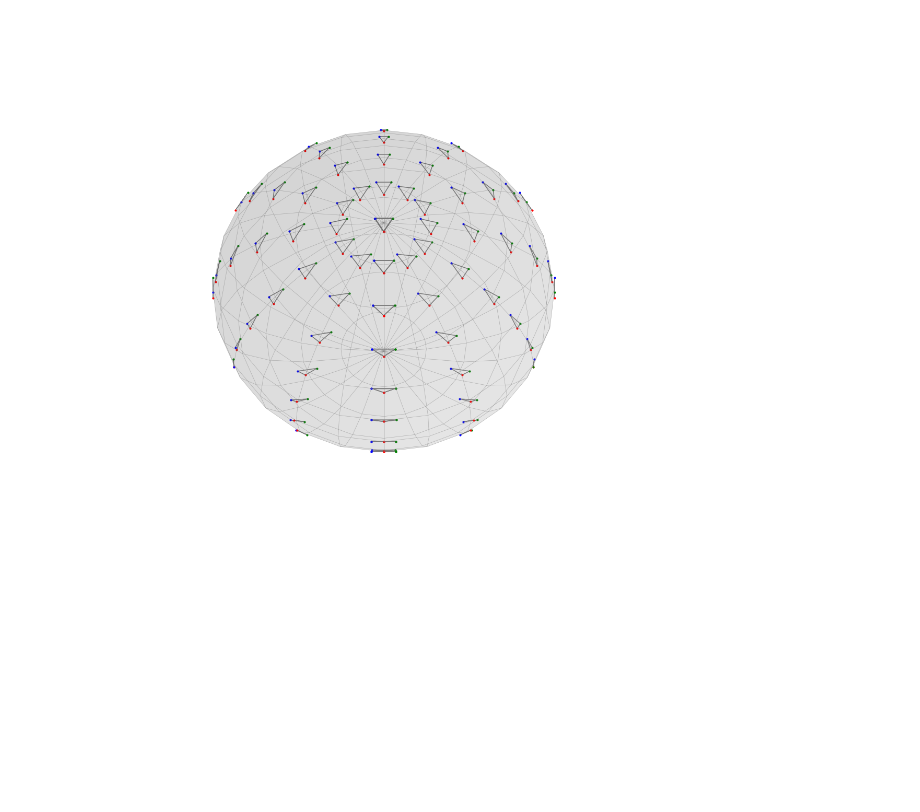
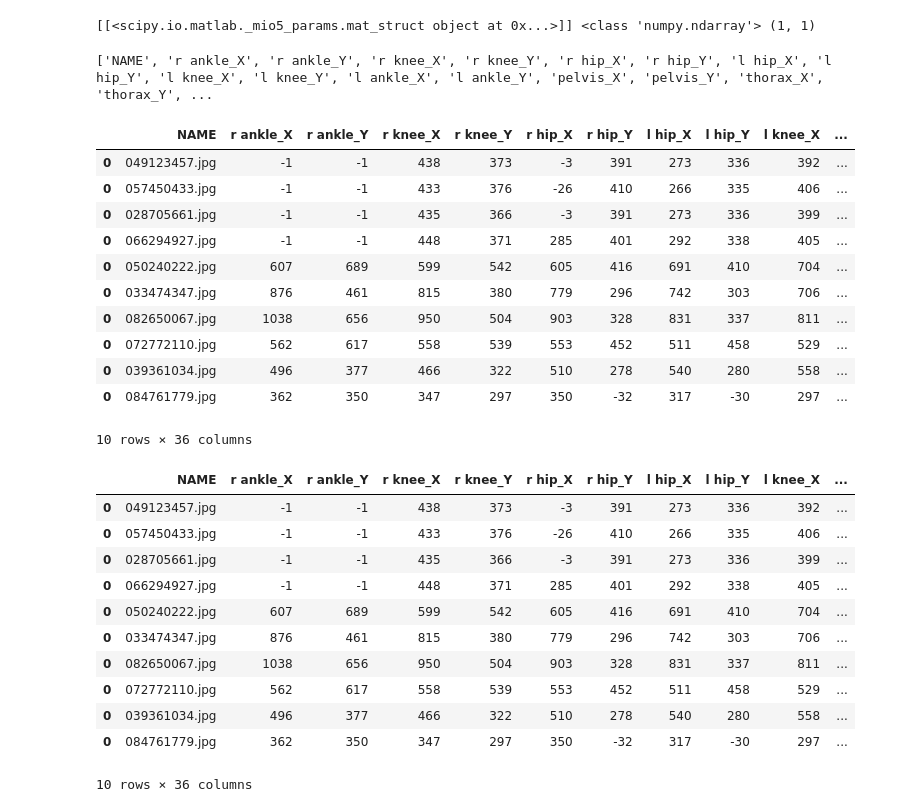
Before and after one commit to abhijithatreyat/geomstats_project, a Jupyter notebook: notebook_hw4.ipynb, the cells around one changed output. Saved outputs shown, nothing was run; the diff lists cells and outputs as text; code cells hidden in the pictures; blank space fills up the shorter version.

Commit message:
Load MPII dataset

```diff
--- a/notebook_hw4.ipynb
+++ b/notebook_hw4.ipynb
@@ -63,11 +16,25 @@ INFO: Using numpy backend
-# %%
-m_ambient = 2
-k_landmarks = 3
-preshape_triangle_2d = PreShapeSpace(3, 2)
-metric_triangle_2d = KendallShapeMetric(3, 2)
-
-S = KendallSphere()
-fig = plt.figure(figsize=(15, 15))
-S.draw()
-# %% [output]
-[figure, removed]
+# %%
+# Load the MPII dataset
+#
+
+mat = sio.loadmat('mpii_human_pose_v1_u12_2/mpii_human_pose_v1_u12_1.mat', struct_as_record=False)
+# %%
+rel = mat['RELEASE']
+
+obj_rel = rel[0,0]
+
+annolist = obj_rel.__dict__['annolist']
+img_tra = obj_rel.__dict__['img_train']
+act = obj_rel.__dict__['act']
+
+n = annolist.shape[1]
+# %% [output]
+[[<scipy.io.matlab._mio5_params.mat_struct object at 0x...>]] <class 'numpy.ndarray'> (1, 1)
+# %%
+# All the columns of the data
+
+data_arr = ['NAME','r ankle_X','r ankle_Y', 'r knee_X','r knee_Y', 'r hip_X','r hip_Y', 'l hip_X','l hip_Y', 'l knee_X','l knee_Y', 'l ankle_X','l ankle_Y','pelvis_X','pelvis_Y','thorax_X','thorax_Y','upper neck_X','upper neck_Y', 'head top_X','head top_Y', 'r wrist_X','r wrist_Y','r elbow_X','r elbow_Y', 'r shoulder_X','r shoulder_Y','l shoulder_X','l shoulder_Y','l elbow_X','l elbow_Y', 'l wrist_X','l wrist_Y','Scale','Activity','Category']
+
+data = pd.DataFrame(columns=data_arr)
+# %% [output]
+['NAME', 'r ankle_X', 'r ankle_Y', 'r knee_X', 'r knee_Y', 'r hip_X', 'r hip_Y', 'l hip_X', 'l hip_Y', 'l knee_X', 'l knee_Y', 'l ankle_X', 'l ankle_Y', 'pelvis_X', 'pelvis_Y', 'thorax_X', 'thorax_Y', ...
@@ -73,0 +110,32 @@ S.draw()
+# %%
+data.tail(10)
+# %% [output]
+|  | NAME | r ankle_X | r ankle_Y | r knee_X | r knee_Y | r hip_X | r hip_Y | l hip_X | l hip_Y | l knee_X | ... |
+| 0 | 049123457.jpg | -1 | -1 | 438 | 373 | -3 | 391 | 273 | 336 | 392 | ... |
+| 0 | 057450433.jpg | -1 | -1 | 433 | 376 | -26 | 410 | 266 | 335 | 406 | ... |
+| 0 | 028705661.jpg | -1 | -1 | 435 | 366 | -3 | 391 | 273 | 336 | 399 | ... |
+| 0 | 066294927.jpg | -1 | -1 | 448 | 371 | 285 | 401 | 292 | 338 | 405 | ... |
+| 0 | 050240222.jpg | 607 | 689 | 599 | 542 | 605 | 416 | 691 | 410 | 704 | ... |
+| 0 | 033474347.jpg | 876 | 461 | 815 | 380 | 779 | 296 | 742 | 303 | 706 | ... |
+| 0 | 082650067.jpg | 1038 | 656 | 950 | 504 | 903 | 328 | 831 | 337 | 811 | ... |
+| 0 | 072772110.jpg | 562 | 617 | 558 | 539 | 553 | 452 | 511 | 458 | 529 | ... |
+| 0 | 039361034.jpg | 496 | 377 | 466 | 322 | 510 | 278 | 540 | 280 | 558 | ... |
+| 0 | 084761779.jpg | 362 | 350 | 347 | 297 | 350 | -32 | 317 | -30 | 297 | ... |
+10 rows × 36 columns
+# %%
+# Clean the data
+filter_data = data[data[data_arr] != 0].dropna(axis=0)
+filter_data.tail(10)
+# %% [output]
+|  | NAME | r ankle_X | r ankle_Y | r knee_X | r knee_Y | r hip_X | r hip_Y | l hip_X | l hip_Y | l knee_X | ... |
+| 0 | 049123457.jpg | -1 | -1 | 438 | 373 | -3 | 391 | 273 | 336 | 392 | ... |
+| 0 | 057450433.jpg | -1 | -1 | 433 | 376 | -26 | 410 | 266 | 335 | 406 | ... |
+| 0 | 028705661.jpg | -1 | -1 | 435 | 366 | -3 | 391 | 273 | 336 | 399 | ... |
+| 0 | 066294927.jpg | -1 | -1 | 448 | 371 | 285 | 401 | 292 | 338 | 405 | ... |
+| 0 | 050240222.jpg | 607 | 689 | 599 | 542 | 605 | 416 | 691 | 410 | 704 | ... |
+| 0 | 033474347.jpg | 876 | 461 | 815 | 380 | 779 | 296 | 742 | 303 | 706 | ... |
+| 0 | 082650067.jpg | 1038 | 656 | 950 | 504 | 903 | 328 | 831 | 337 | 811 | ... |
+| 0 | 072772110.jpg | 562 | 617 | 558 | 539 | 553 | 452 | 511 | 458 | 529 | ... |
+| 0 | 039361034.jpg | 496 | 377 | 466 | 322 | 510 | 278 | 540 | 280 | 558 | ... |
+| 0 | 084761779.jpg | 362 | 350 | 347 | 297 | 350 | -32 | 317 | -30 | 297 | ... |
+10 rows × 36 columns
```
Also changed, not shown: parts of 9 cells of this notebook, 3 other files.
